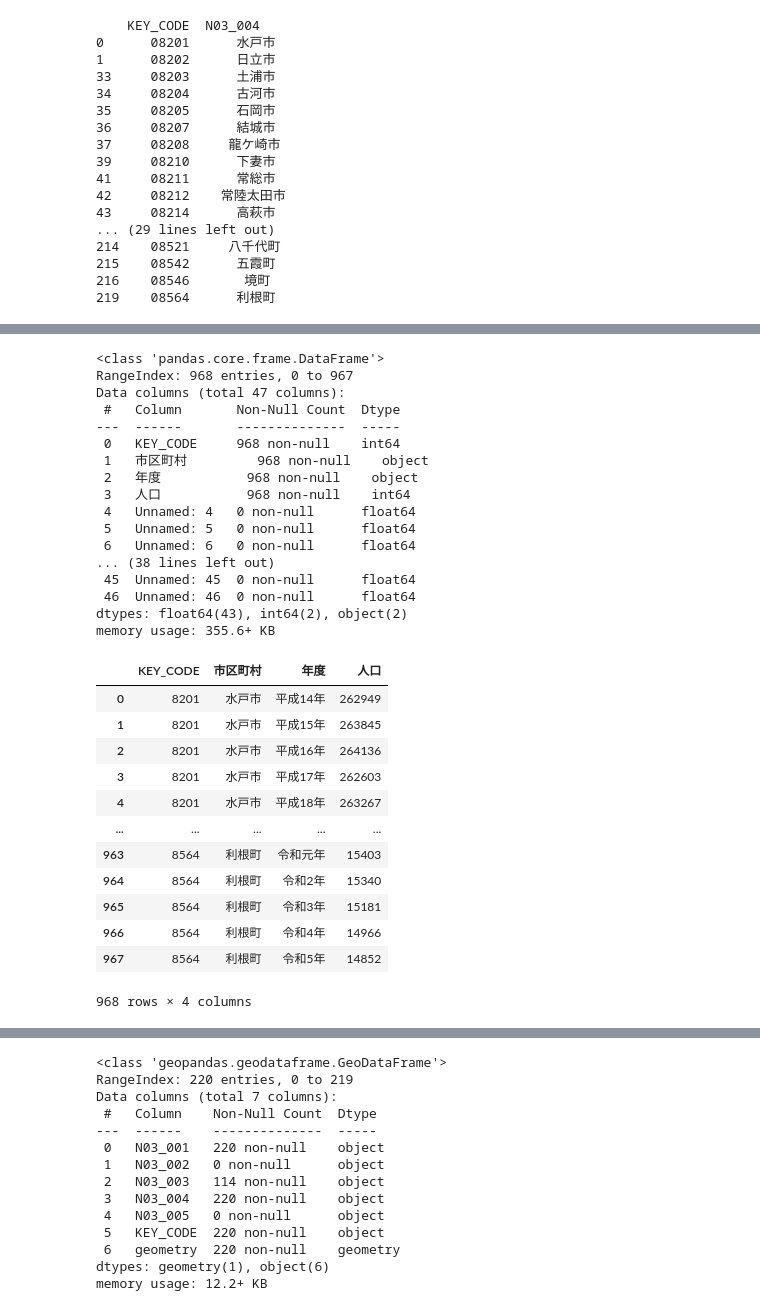
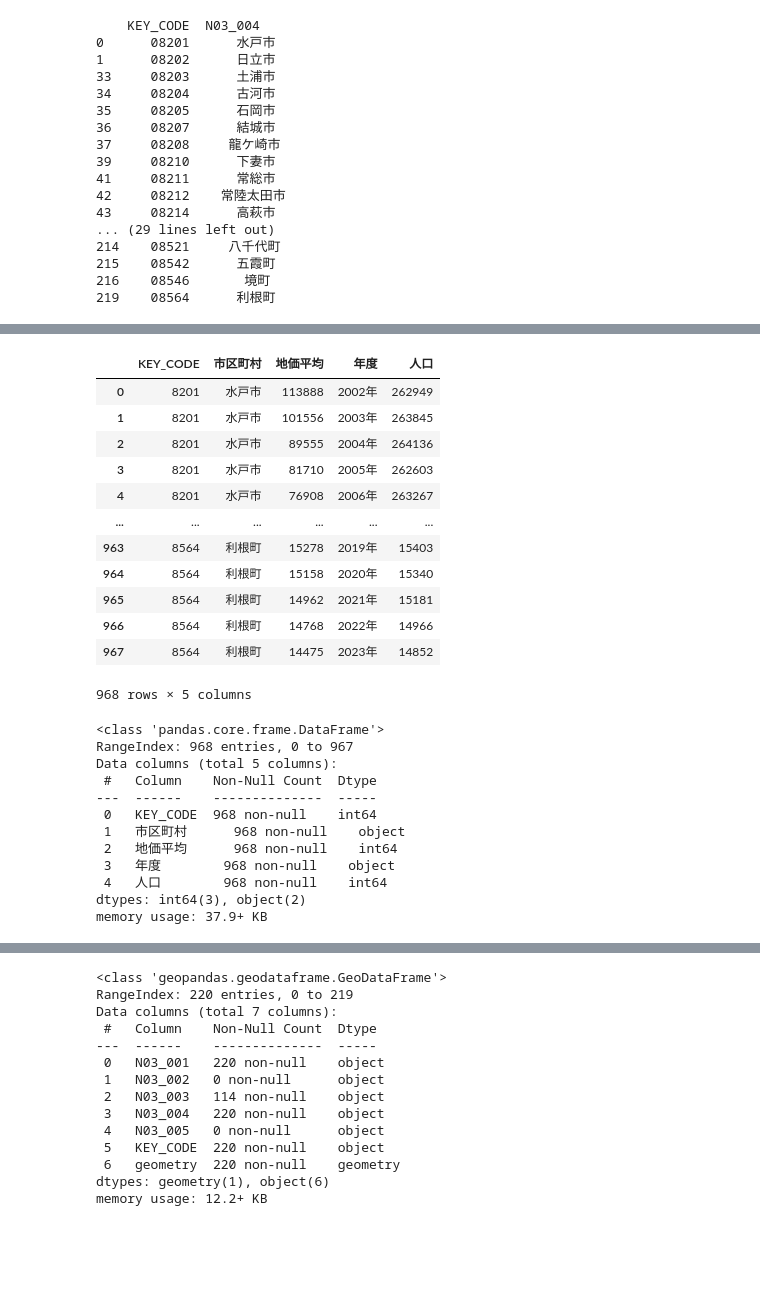
Before and after one commit to hiyopval/gis, a Jupyter notebook: finalproject/final.ipynb, the cells around one changed output, grey strips where cells are left out. Saved outputs shown, nothing was run; the diff lists cells and outputs as text; code cells hidden in the pictures; blank space fills up the shorter version.

```diff
--- a/finalproject/final.ipynb
+++ b/finalproject/final.ipynb
@@ -115,20 +92,31 @@ ibaraki_pop
+# %%
+ibaraki_chika
+# %% [output]
+|  | KEY_CODE | 市区町村 | 地価平均 | 年度 | 人口 |
+| 0 | 8201 | 水戸市 | 113888 | 2002年 | 262949 |
+| 1 | 8201 | 水戸市 | 101556 | 2003年 | 263845 |
+| 2 | 8201 | 水戸市 | 89555 | 2004年 | 264136 |
+| 3 | 8201 | 水戸市 | 81710 | 2005年 | 262603 |
+| 4 | 8201 | 水戸市 | 76908 | 2006年 | 263267 |
+| ... | ... | ... | ... | ... | ... |
+| 963 | 8564 | 利根町 | 15278 | 2019年 | 15403 |
+| 964 | 8564 | 利根町 | 15158 | 2020年 | 15340 |
+| 965 | 8564 | 利根町 | 14962 | 2021年 | 15181 |
+| 966 | 8564 | 利根町 | 14768 | 2022年 | 14966 |
+| 967 | 8564 | 利根町 | 14475 | 2023年 | 14852 |
+968 rows × 5 columns
 # %%
-ibaraki_pop.info()
+ibaraki_chika.info()
 # %% [output]
 <class 'pandas.core.frame.DataFrame'>
 RangeIndex: 968 entries, 0 to 967
-Data columns (total 47 columns):
- #   Column       Non-Null Count  Dtype
----  ------       --------------  -----
- 0   KEY_CODE     968 non-null    int64
- 1   市区町村         968 non-null    object
- 2   年度           968 non-null    object
- 3   人口           968 non-null    int64
- 4   Unnamed: 4   0 non-null      float64
- 5   Unnamed: 5   0 non-null      float64
- 6   Unnamed: 6   0 non-null      float64
-... (38 lines left out)
- 45  Unnamed: 45  0 non-null      float64
- 46  Unnamed: 46  0 non-null      float64
-dtypes: float64(43), int64(2), object(2)
-memory usage: 355.6+ KB
+Data columns (total 5 columns):
+ #   Column    Non-Null Count  Dtype
+---  ------    --------------  -----
+ 0   KEY_CODE  968 non-null    int64
+ 1   市区町村      968 non-null    object
+ 2   地価平均      968 non-null    int64
+ 3   年度        968 non-null    object
+ 4   人口        968 non-null    int64
+dtypes: int64(3), object(2)
+memory usage: 37.9+ KB
@@ -141,19 +123,3 @@ ibaraki_pop = ibaraki_pop_dropped
-# %%
-ibaraki_pop
-# %% [output]
-|  | KEY_CODE | 市区町村 | 年度 | 人口 |
-| 0 | 8201 | 水戸市 | 平成14年 | 262949 |
-| 1 | 8201 | 水戸市 | 平成15年 | 263845 |
-| 2 | 8201 | 水戸市 | 平成16年 | 264136 |
-| 3 | 8201 | 水戸市 | 平成17年 | 262603 |
-| 4 | 8201 | 水戸市 | 平成18年 | 263267 |
-| ... | ... | ... | ... | ... |
-| 963 | 8564 | 利根町 | 令和元年 | 15403 |
-| 964 | 8564 | 利根町 | 令和2年 | 15340 |
-| 965 | 8564 | 利根町 | 令和3年 | 15181 |
-| 966 | 8564 | 利根町 | 令和4年 | 14966 |
-| 967 | 8564 | 利根町 | 令和5年 | 14852 |
-968 rows × 4 columns
 # %%
 ibaraki
 # %% [output]
```
Also changed, not shown: parts of 20 cells of this notebook, 30 other files.
